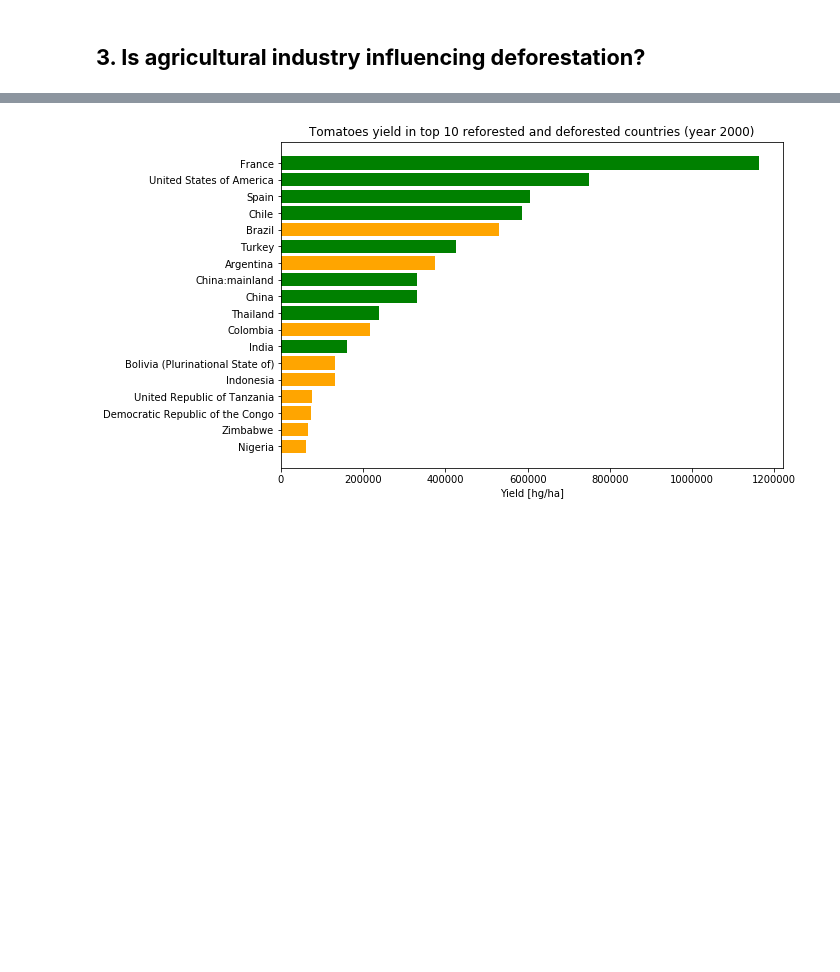
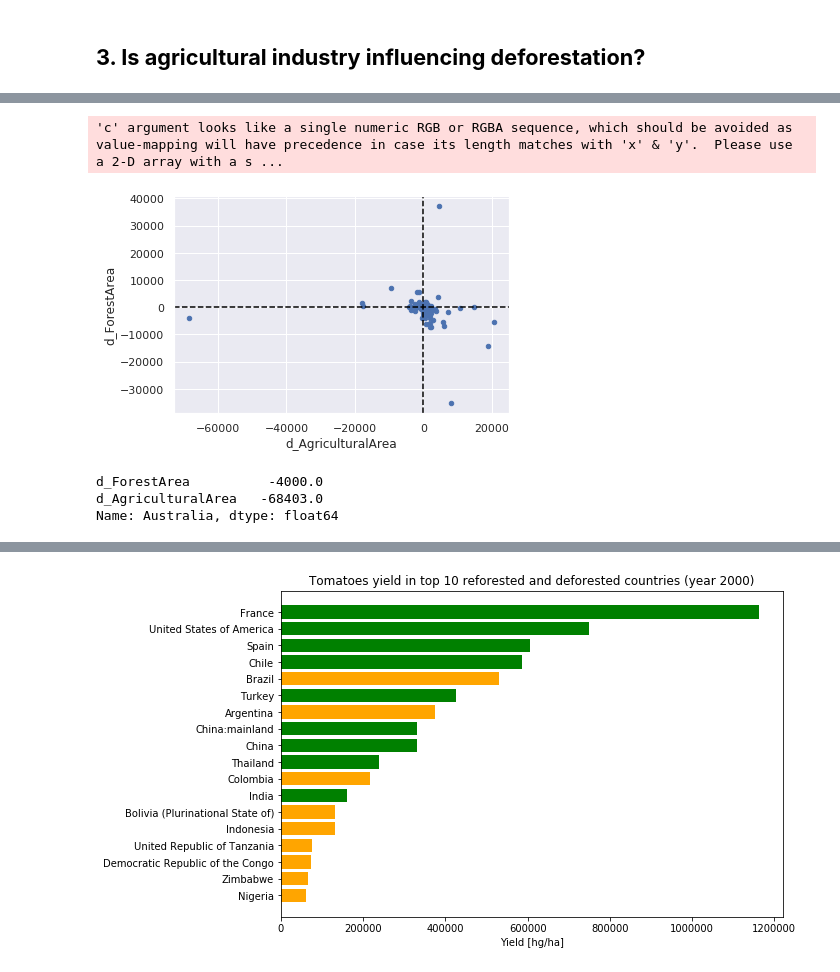
Before and after one commit to kostelansky17/disappearing_forests, a Jupyter notebook: main_yeh.ipynb, the cells around one changed output, grey strips where cells are left out. Drawn from its saved outputs; the diff is of its cells as text; code cells hidden in the pictures; blank space fills up the shorter version.

```diff
--- a/main_yeh.ipynb
+++ b/main_yeh.ipynb
@@ -827,0 +886,7 @@ trade_all
+# %%
+# dataframe to compare deforestation and expantion of agricultural area
+df_concat = pd.concat([forest_areas_diff, ag_areas_diff], axis=1, sort=False)
+df_concat.columns = ['d_ForestArea','d_AgriculturalArea']
+
+df_concat = df_concat.sort_values(by=['d_AgriculturalArea'], ascending=False)
+df_concat.head(10)
@@ -827,0 +905,18 @@ trade_all
+# %%
+# create plot to find correlation between deforestation and expansion of agricultural area
+fig = plt.figure()
+ax = plt.subplot()
+df_concat.plot(x='d_AgriculturalArea', y='d_ForestArea',ax=ax, kind='scatter')
+plt.axvline(x=0,color='black', linestyle='--')
+plt.axhline(y=0,color='black', linestyle='--')
+plt.show()
+# %% [output]
+'c' argument looks like a single numeric RGB or RGBA sequence, which should be avoided as value-mapping will have precedence in case its length matches with 'x' & 'y'.  Please use a 2-D array with a s ...
+[figure, added]
+# %%
+# outlier 1: Australia
+df_concat.loc['Australia']
+# %% [output]
+d_ForestArea          -4000.0
+d_AgriculturalArea   -68403.0
+Name: Australia, dtype: float64
```
Also changed, not shown: parts of 17 cells of this notebook.
